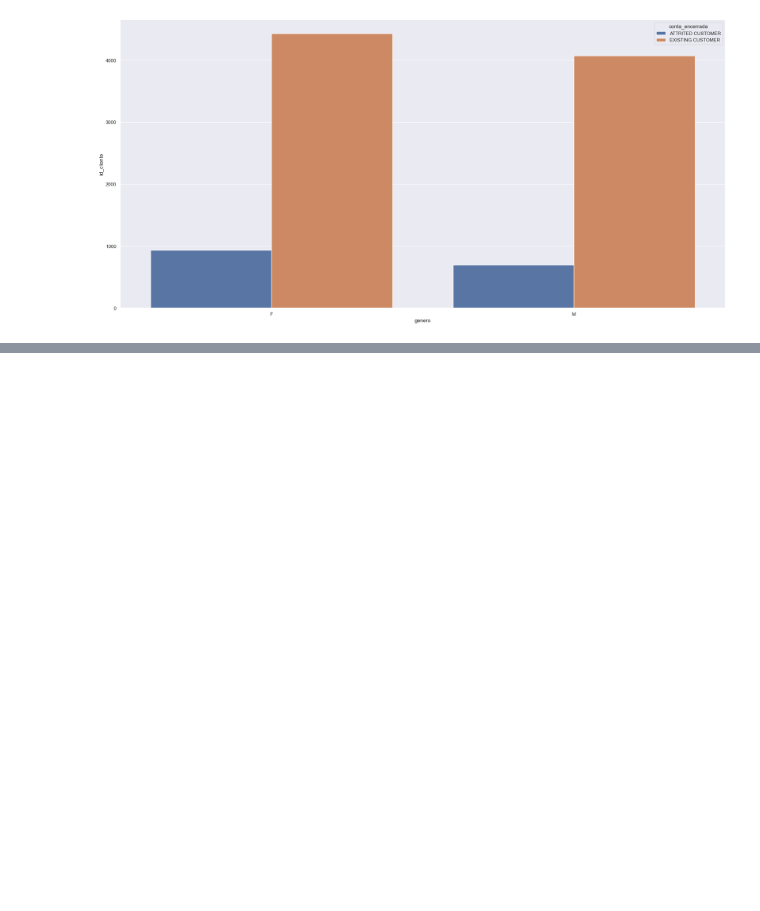
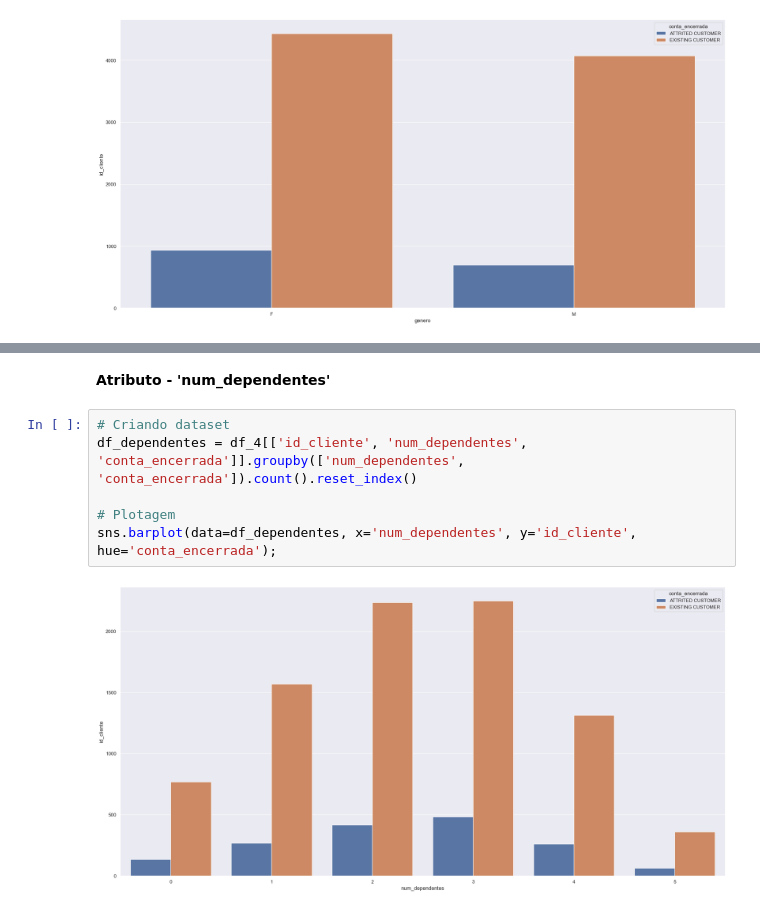
Before and after one commit to jefferson-datascience/predicao_churn_banco, a Jupyter notebook: ciclo_01.ipynb, the cells around one changed output, grey strips where cells are left out. Saved outputs shown, nothing was run; the diff lists cells and outputs as text; blank space fills up the shorter version.

```diff
--- a/ciclo_01.ipynb
+++ b/ciclo_01.ipynb
@@ -318,0 +326,10 @@ sns.barplot(data=df_genero, x='genero', y='id_cliente', hue='conta_encerrada');
+# %% [markdown]
+**Atributo - 'num_dependentes'**
+# %%
+# Criando dataset
+df_dependentes = df_4[['id_cliente', 'num_dependentes', 'conta_encerrada']].groupby(['num_dependentes', 'conta_encerrada']).count().reset_index()
+
+# Plotagem
+sns.barplot(data=df_dependentes, x='num_dependentes', y='id_cliente', hue='conta_encerrada');
+# %% [output]
+[figure, added]
```
Also changed, not shown: parts of 14 cells of this notebook.
